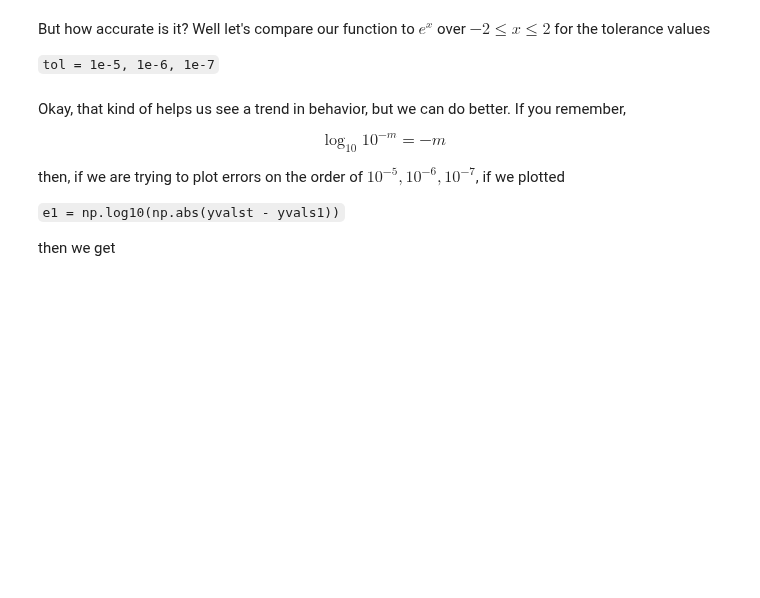
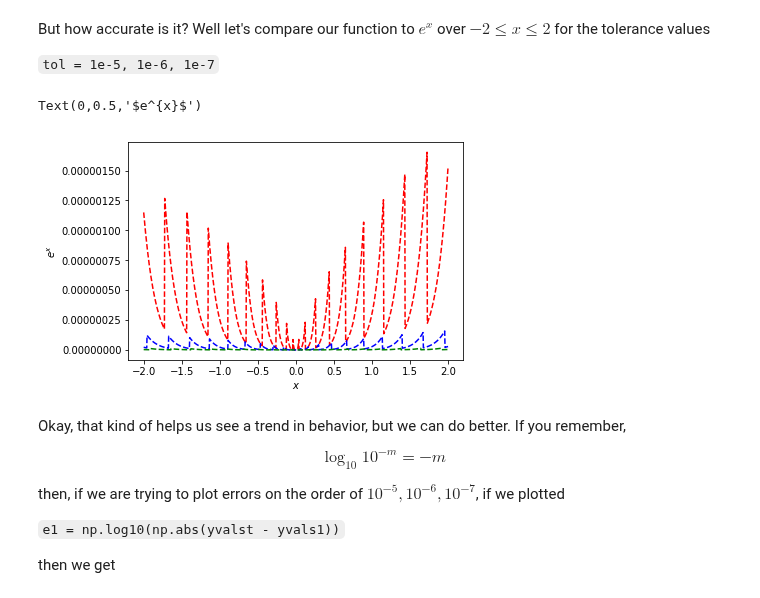
Before and after one commit to cwcurtis/Math-340-Notebooks, a Jupyter notebook: Lectures/Course_Lectures/Lecture_Three_Loops_and_Loops.ipynb, the cells around one changed output. Drawn from its saved outputs; the diff is of its cells as text; code cells hidden in the pictures; blank space fills up the shorter version.

```diff
--- a/Lectures/Course_Lectures/Lecture_Three_Loops_and_Loops.ipynb
+++ b/Lectures/Course_Lectures/Lecture_Three_Loops_and_Loops.ipynb
@@ -153,12 +153,17 @@ $$
 So, if put this all together, to make this work in Python, we write
 # %%
 def exp_func(x,tol):
-    tot = # for the total you wish to return
-    aj = # the terms you need to update
-    j = # your counter
+    tot = 1. # for the total you wish to return
+    aj = 1. # the terms you need to update
+    j = 1 # your counter
     while np.abs(aj)>=tol:
+        #aj = x/j * aj
+        aj *= x/j
+        #tot = aj + tot
+        tot += aj
+        j+=1
         # what would you put here in order to update your term, total, and counter?
-    return # what would you put here?
+    return tot # what would you put here?
 # %% [markdown]
 But how accurate is it?  Well let's compare our function to $e^{x}$ over $-2\leq x \leq 2$ for the tolerance values
 
@@ -168,17 +173,20 @@ tol = 1e-5, 1e-6, 1e-7
 # %%
 xvals = np.linspace(-2.,2.,int(1e3))
 yvalst = np.exp(xvals)
 yvals1 = [exp_func(xval,1e-5) for xval in xvals]
 yvals2 = [exp_func(xval,1e-6) for xval in xvals]
 yvals3 = [exp_func(xval,1e-7) for xval in xvals]
 
-plt.plot(xvals,yvalst,color='k')
-plt.plot(xvals,yvals1,color='r',ls='--')
-plt.plot(xvals,yvals2,color='b',ls='--')
-plt.plot(xvals,yvals3,color='g',ls='--')
+#plt.plot(xvals,yvalst,color='k')
+plt.plot(xvals,np.abs(yvalst-yvals1),color='r',ls='--')
+plt.plot(xvals,np.abs(yvalst-yvals2),color='b',ls='--')
+plt.plot(xvals,np.abs(yvalst-yvals3),color='g',ls='--')
 
 plt.xlabel('$x$')
 plt.ylabel('$e^{x}$')
+# %% [output]
+Text(0,0.5,'$e^{x}$')
+[figure, added]
 # %% [markdown]
 Okay, that kind of helps us see a trend in behavior, but we can do better.  If you remember,
 
```
Also changed, not shown: parts of 7 cells of this notebook.
